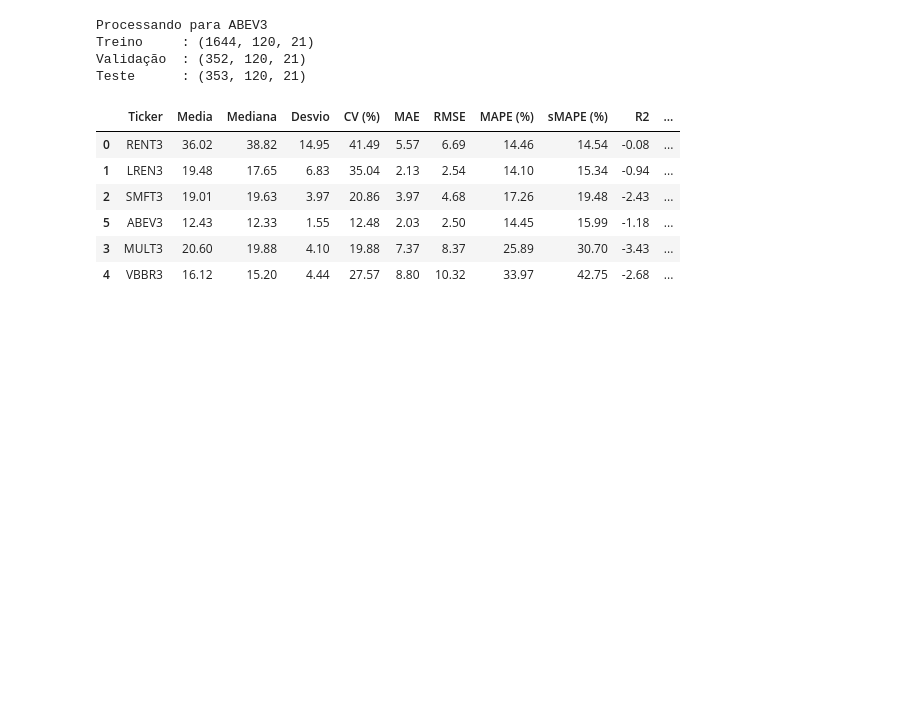
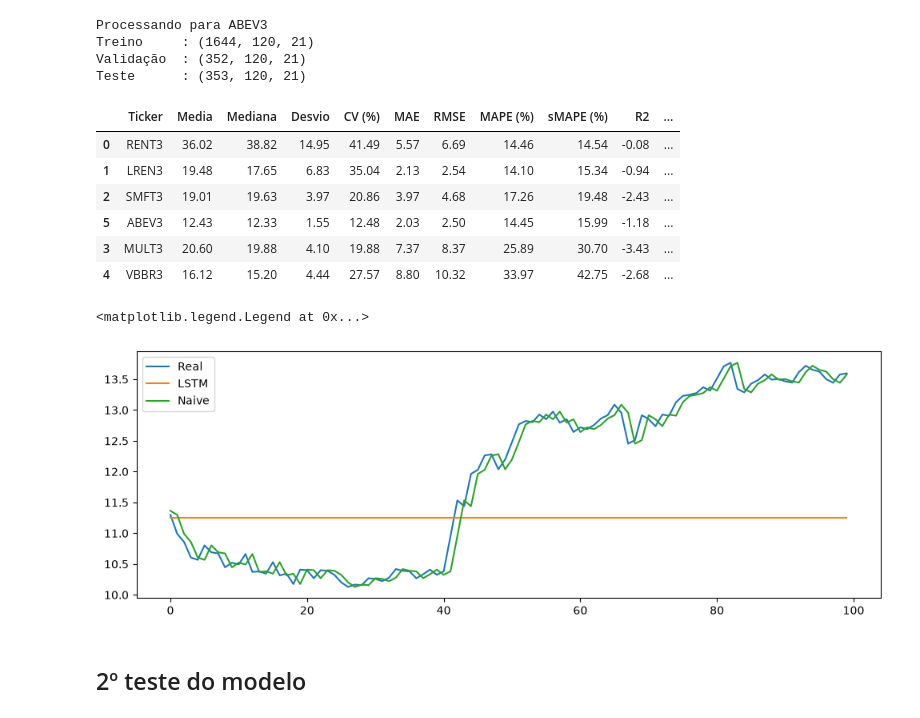
Before and after one commit to leticiafaria7/lstm-stock-predictor-api, a Jupyter notebook: 5_testes_modelo.ipynb, the cells around one changed output. Saved outputs shown, nothing was run; the diff lists cells and outputs as text; code cells hidden in the pictures; blank space fills up the shorter version.

```diff
--- a/5_testes_modelo.ipynb
+++ b/5_testes_modelo.ipynb
@@ -75,7 +78,7 @@ for ticker in tqdm(tickers):
     valid_df = data.iloc[train_end:valid_end]
     test_df = data.iloc[valid_end:]
 
-    scaler = MinMaxScaler()
+    scaler = RobustScaler()
     scaler.fit(train_df)
 
     scaled = np.vstack([
@@ -199,0 +205,13 @@ Teste      : (353, 120, 21)
+# %%
+plt.figure(figsize=(12,4))
+
+plt.plot(real[:100], label="Real")
+plt.plot(pred[:100], label="LSTM")
+plt.plot(naive[:100], label="Naive")
+
+plt.legend()
+# %% [output]
+<matplotlib.legend.Legend at 0x...>
+[figure, added]
+# %% [markdown]
+## 2º teste do modelo
```
Also changed, not shown: parts of 6 cells of this notebook, 2 other files.
